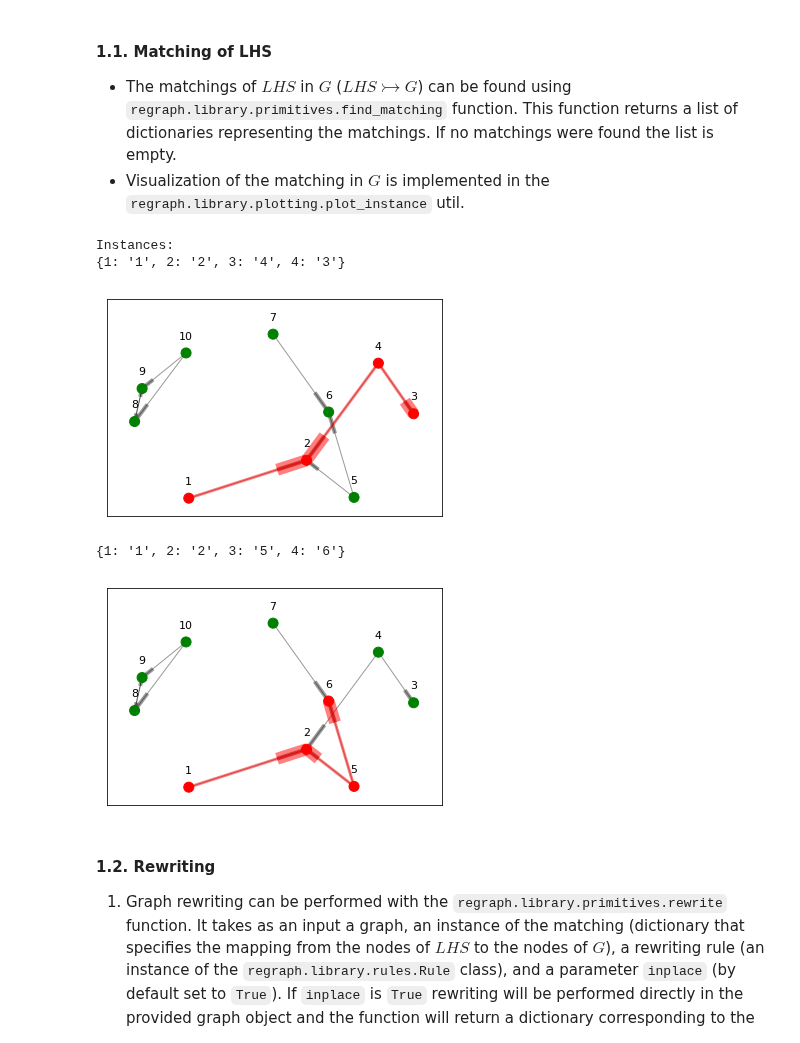
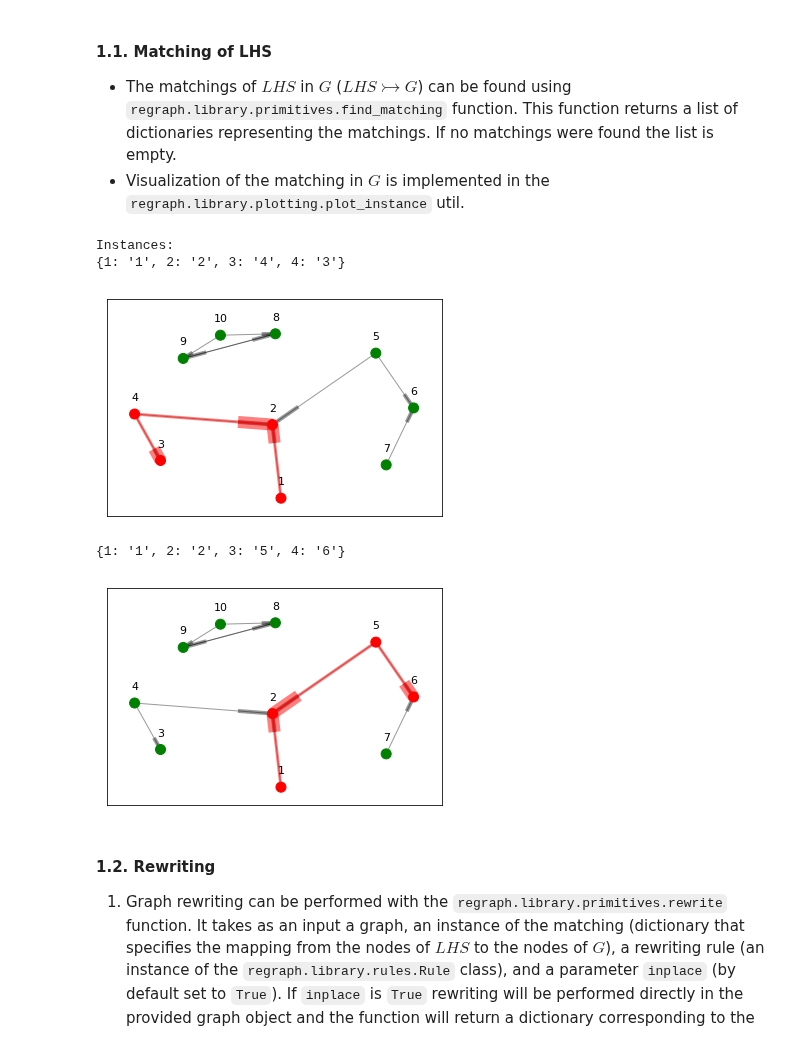
Before and after one commit to Kappa-Dev/ReGraph, a Jupyter notebook: examples/ReGraph_demo.ipynb, the cells around one changed output. Cells and saved outputs as stored; diff of their text form; code cells hidden in the pictures.

Commit message:
Tests and examples update

```diff
--- a/examples/ReGraph_demo.ipynb
+++ b/examples/ReGraph_demo.ipynb
@@ -137,16 +137,16 @@ plot_rule(rule)
 # %%
 instances = find_matching(graph, rule.lhs)
 print("Instances:")
 
 for instance in instances:
     print(instance)
-    plot_instance(graph, rule.lhs, instance, pos=positioning) #filename=("instance_example_%d.png" % i))
+    plot_instance(graph, rule.lhs, instance, parent_pos=positioning) #filename=("instance_example_%d.png" % i))
 # %% [output]
 Instances:
 {1: '1', 2: '2', 3: '4', 4: '3'}
-[figure, old version]
+[figure, new version]
 {1: '1', 2: '2', 3: '5', 4: '6'}
-[figure, old version]
+[figure, new version]
 # %% [markdown]
 #### 1.2. Rewriting
 
```
Also changed, not shown: parts of 46 cells of this notebook, 5 other files.
